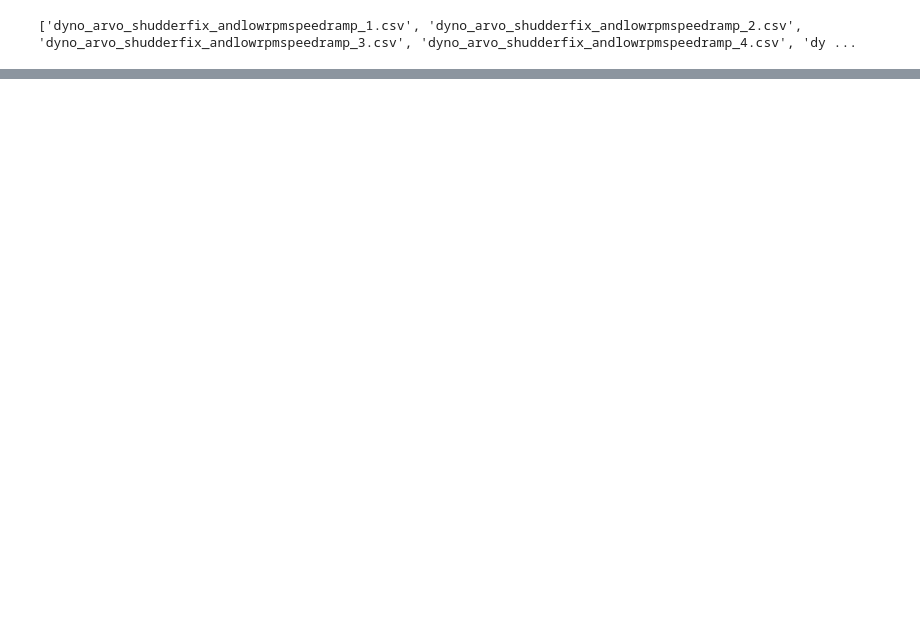
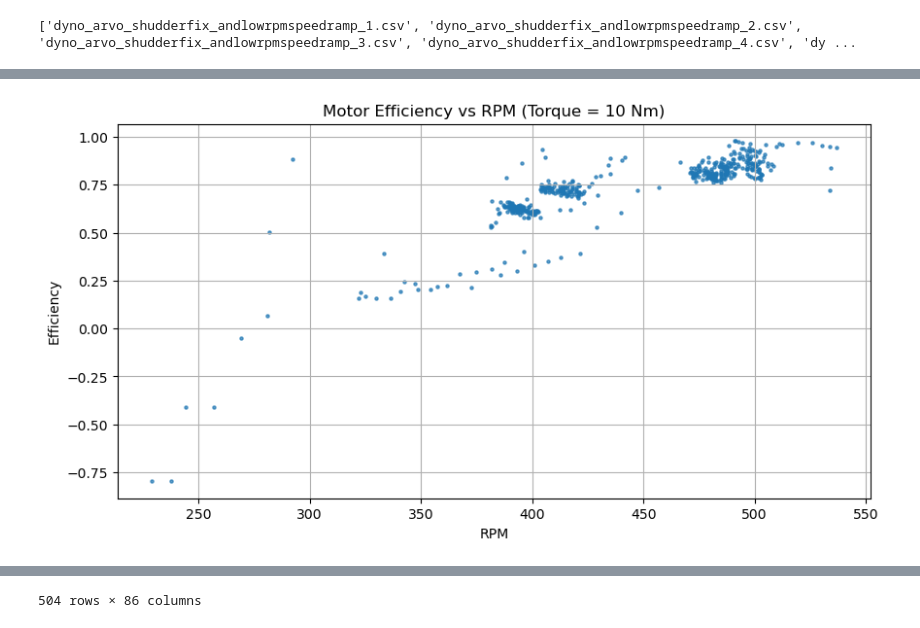
Before and after one commit to Melbourne-University-Motorsports/MUR-Data, a Jupyter notebook: dyno_stuff/20 March/20 March Efficiency.ipynb, the cells around one changed output, grey strips where cells are left out. Cells and saved outputs as stored; diff of their text form; code cells hidden in the pictures; blank space fills up the shorter version.

```diff
--- a/dyno_stuff/20 March/20 March Efficiency.ipynb
+++ b/dyno_stuff/20 March/20 March Efficiency.ipynb
@@ -38,7 +31,7 @@ def process_and_compute_efficiency(dyno_files, motec_files, target_torque=150,
 
     for motec_file, dyno_file in zip(motec_files, dyno_files):
         # --- Load dyno ---
-        print(f'Dyno_Data/{dyno_file}')
+        #print(f'Dyno_Data/{dyno_file}')
         cur_dyno_df = pd.read_csv(f'Dyno_Data/{dyno_file}', index_col=0, parse_dates=True)
         cur_dyno_df = cur_dyno_df.dropna(subset=['Axle Speed (rpm)', 'Axle Torque (Nm)'])
 
@@ -46,13 +39,10 @@ def process_and_compute_efficiency(dyno_files, motec_files, target_torque=150,
         rpm_max = cur_dyno_df["Axle Speed (rpm)"].max()
 
         # --- Load MoTeC ---
-        motec_df = pd.read_csv(f'Motec_Data/CSV Export/{motec_file}', parse_dates=True, skiprows=range(0, 8), header=0 )
+        motec_df = pd.read_csv(f'Motec_Data/CSV Export/{motec_file}', skiprows=[10], header=8)
 
-        # drop the units row
-        motec_df = motec_df.iloc[1:].reset_index(drop=True)
 
-        print(rpm_min, rpm_max)
-
+        #print(rpm_min, rpm_max)
 
         # Filter by RPM range and target torque
         motec_trim = motec_df[
@@ -69,8 +59,9 @@ def process_and_compute_efficiency(dyno_files, motec_files, target_torque=150,
 
         # --- Nearest neighbor matching ---
         dyno_features = cur_dyno_df[['Axle Speed (rpm)', 'Axle Torque (Nm)']].to_numpy()
+        #print(dyno_features)
         motec_features = motec_trim[['Car.Data.Motor.MotorRPM', 'Car.Data.Inverter.InverterCalculatedTorque']].to_numpy()
-
+        #print(motec_features)
         nn = NearestNeighbors(n_neighbors=1)
         nn.fit(dyno_features)
         distances, indices = nn.kneighbors(motec_features)
@@ -203,0 +189,4 @@ dyno_arvo_shudderfix_andlowrpmspeedramp_1.csv
+# %%
+process_and_compute_efficiency(sorted_dyno_files[1:], motec_sorted[1:], target_torque=10, rpm_diff_tol=None, rolling_window=3, plot=True)
+# %% [output]
+[figure, added]
@@ -203,0 +205 @@ dyno_arvo_shudderfix_andlowrpmspeedramp_1.csv
+504 rows × 86 columns
```
Also changed, not shown: parts of 7 cells of this notebook, 1 other file.
